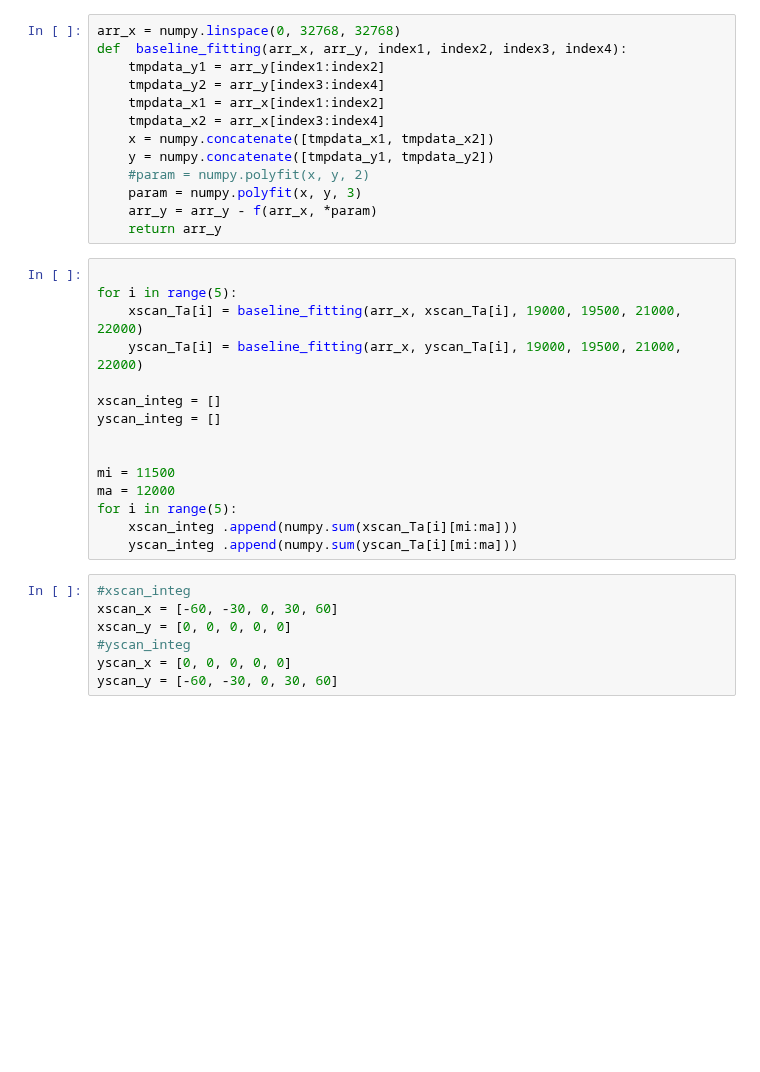
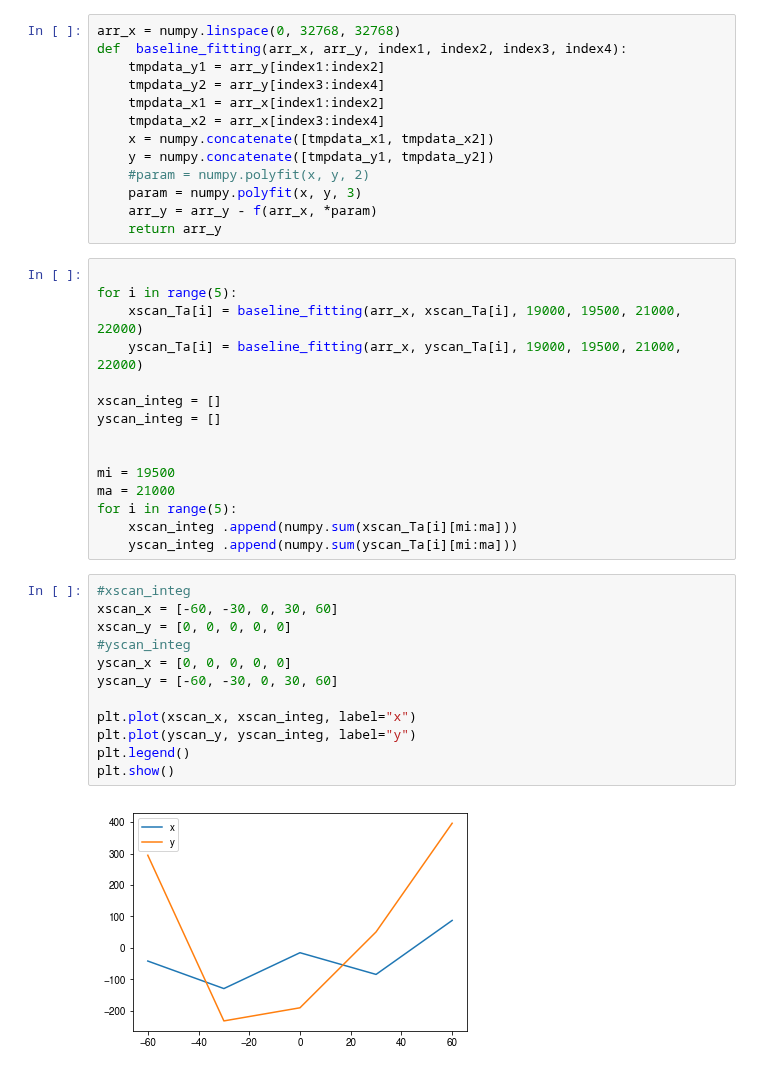
Before and after one commit to nanten2/analy_n2data, a Jupyter notebook: notebook/cross_line_pointing.ipynb, the cells around one changed output. Cells and saved outputs as stored; diff of their text form; blank space fills up the shorter version.

```diff
--- a/notebook/cross_line_pointing.ipynb
+++ b/notebook/cross_line_pointing.ipynb
@@ -153,16 +161,23 @@ xscan_integ = []
 yscan_integ = []
 
 
-mi = 11500
-ma = 12000
+mi = 19500
+ma = 21000
 for i in range(5):
     xscan_integ .append(numpy.sum(xscan_Ta[i][mi:ma]))
     yscan_integ .append(numpy.sum(yscan_Ta[i][mi:ma]))
 # %%
 #xscan_integ
 xscan_x = [-60, -30, 0, 30, 60]
 xscan_y = [0, 0, 0, 0, 0]
 #yscan_integ
 yscan_x = [0, 0, 0, 0, 0]
 yscan_y = [-60, -30, 0, 30, 60]
+
+plt.plot(xscan_x, xscan_integ, label="x")
+plt.plot(yscan_y, yscan_integ, label="y")
+plt.legend()
+plt.show()
+# %% [output]
+[figure, added]
 # %%
```
Also changed, not shown: parts of 9 cells of this notebook, 1 other file.
